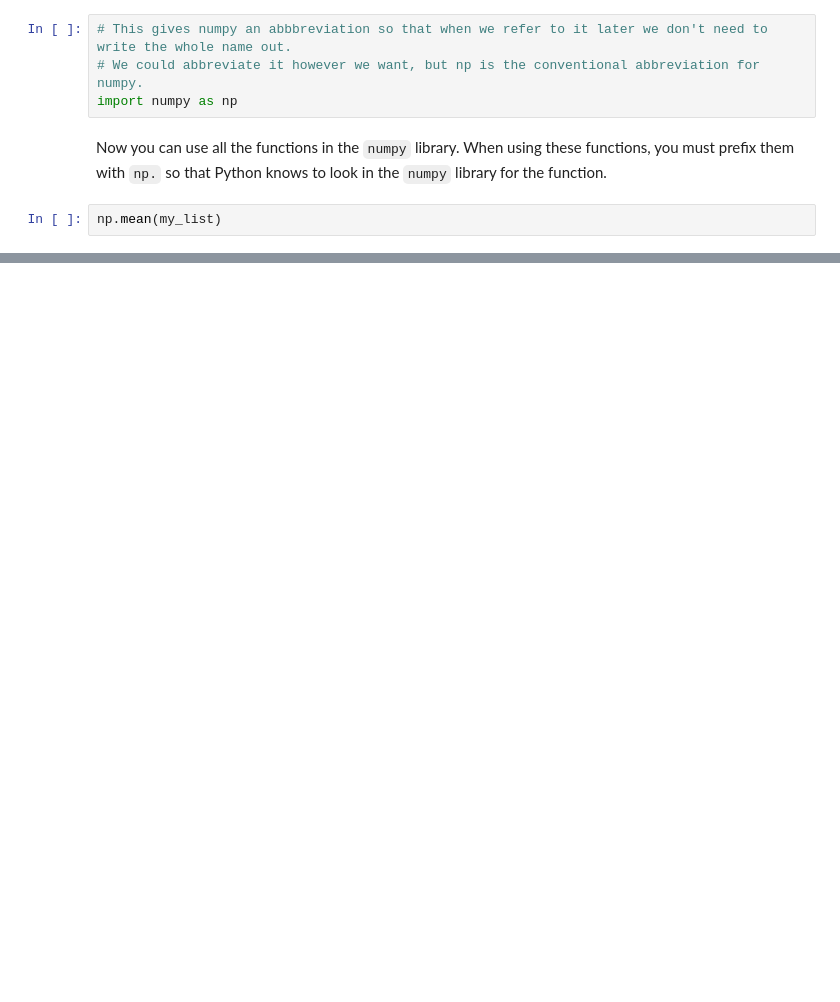
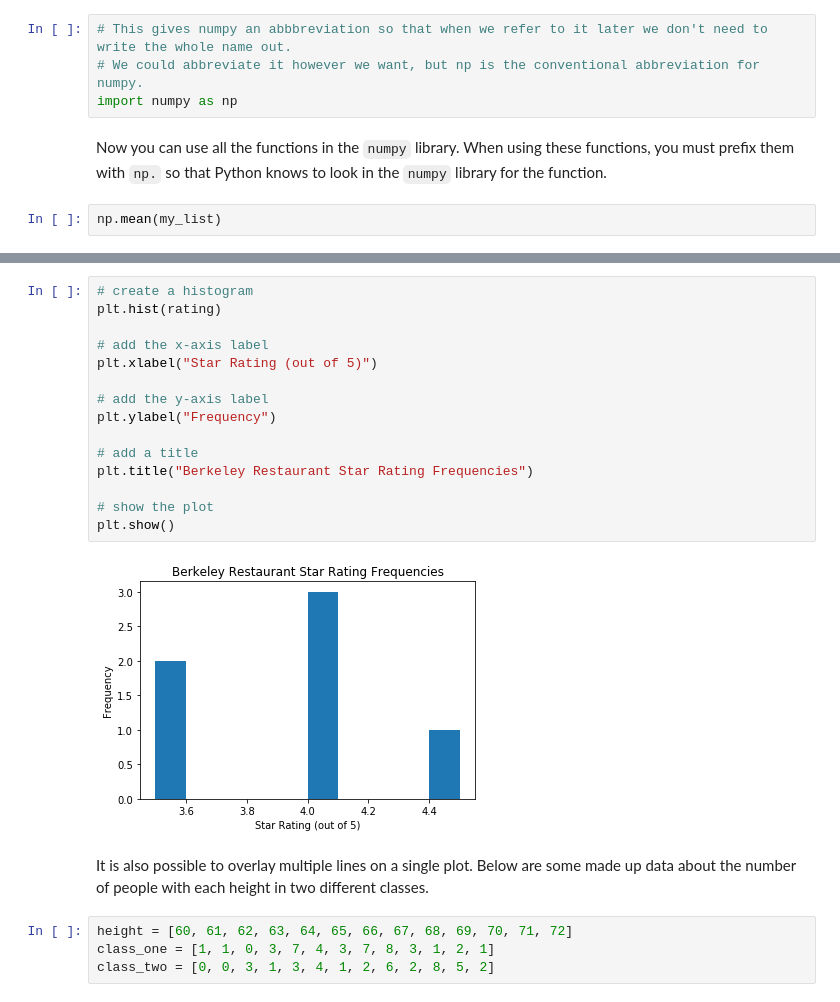
Before and after one commit to ds-modules/MCB-32, a Jupyter notebook: lab02/lab02.ipynb, the cells around one changed output, grey strips where cells are left out. Drawn from its saved outputs; the diff is of its cells as text; blank space fills up the shorter version.

```diff
--- a/lab02/lab02.ipynb
+++ b/lab02/lab02.ipynb
@@ -202,0 +269,23 @@ np.mean(my_list)
+# %%
+# create a histogram
+plt.hist(rating)
+
+# add the x-axis label
+plt.xlabel("Star Rating (out of 5)")
+
+# add the y-axis label
+plt.ylabel("Frequency")
+
+# add a title
+plt.title("Berkeley Restaurant Star Rating Frequencies")
+
+# show the plot
+plt.show()
+# %% [output]
+[figure, added]
+# %% [markdown]
+It is also possible to overlay multiple lines on a single plot. Below are some made up data about the number of people with each height in two different classes.
+# %%
+height = [60, 61, 62, 63, 64, 65, 66, 67, 68, 69, 70, 71, 72]
+class_one = [1, 1, 0, 3, 7, 4, 3, 7, 8, 3, 1, 2, 1]
+class_two = [0, 0, 3, 1, 3, 4, 1, 2, 6, 2, 8, 5, 2]
```
Also changed, not shown: parts of 20 cells of this notebook.
